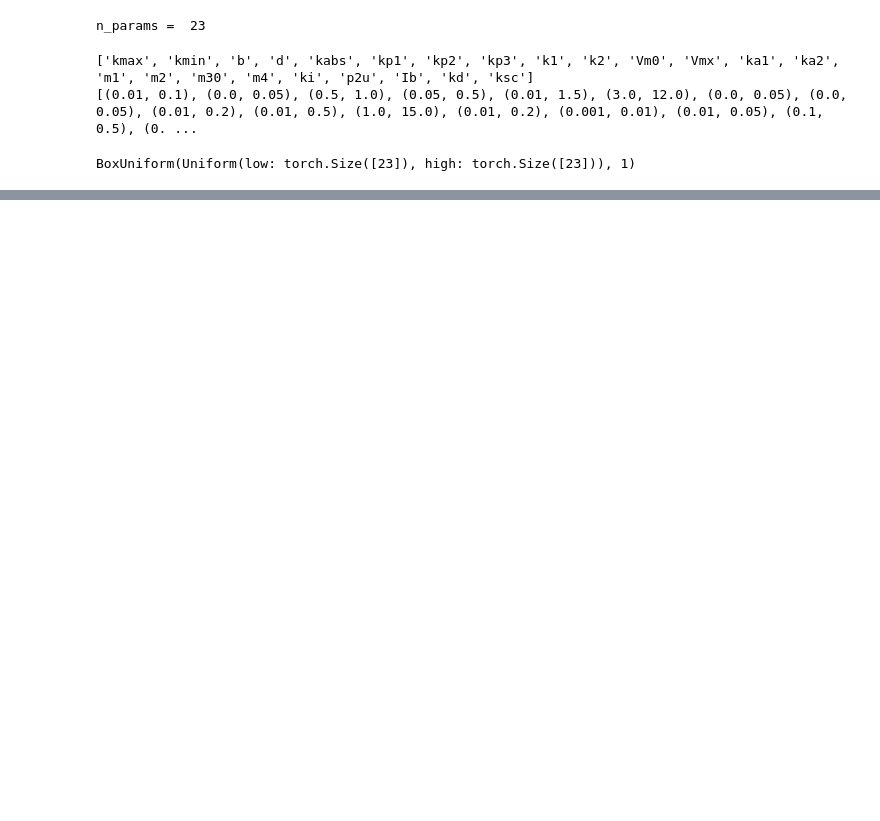
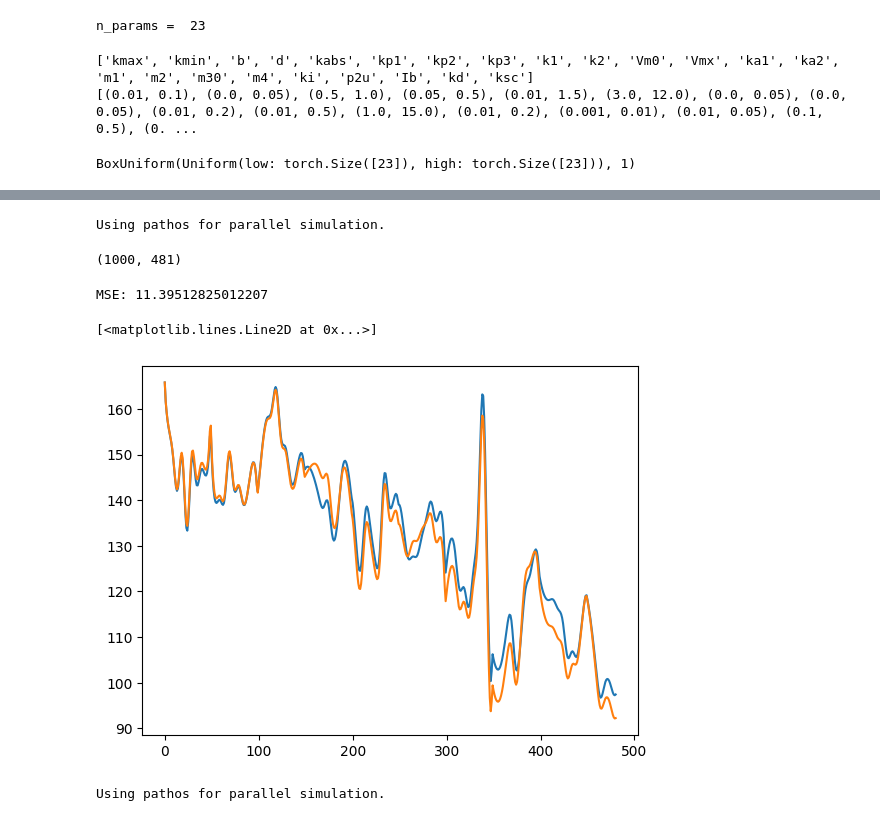
Before and after one commit to Artemii-Shlychkov/Simulation-based-inference-for-glucose-levels-monitoring, a Jupyter notebook: Workbook.ipynb, the cells around one changed output, grey strips where cells are left out. Drawn from its saved outputs; the diff is of its cells as text; code cells hidden in the pictures; blank space fills up the shorter version.

```diff
--- a/Workbook.ipynb
+++ b/Workbook.ipynb
@@ -386,0 +565,31 @@ Using SNPE-C with atomic loss
+# %%
+samples = sample_from_posterior(posterior_dist, true_observation, num_samples = 1000)
+# %%
+glucose_dynamics = run_glucose_simulator(samples, hours = 24)
+# %% [output]
+Using pathos for parallel simulation.
+# %%
+glucose_dynamics = glucose_dynamics.cpu().numpy()
+# %%
+print(glucose_dynamics.shape)
+# %% [output]
+(1000, 481)
+# %%
+mean_glucose_dynamics = np.mean(glucose_dynamics, axis=0)
+std_glucose_dynamics = np.std(glucose_dynamics, axis=0)
+# %%
+mse = mean_squared_error(true_observation.cpu().numpy(), mean_glucose_dynamics)
+print(f'MSE: {mse}')
+# %% [output]
+MSE: 11.39512825012207
+# %%
+plt.plot(mean_glucose_dynamics)
+plt.plot(true_observation.cpu().numpy())
+# %% [output]
+[<matplotlib.lines.Line2D at 0x...>]
+[figure, added]
+# %%
+long_simulation_posterior = run_glucose_simulator(samples, hours = 72)
+mean_long_simulation_posterior = np.mean(long_simulation_posterior.cpu().numpy(), axis=0)
+# %% [output]
+Using pathos for parallel simulation.
```
Also changed, not shown: parts of 32 cells of this notebook, 5 other files.
